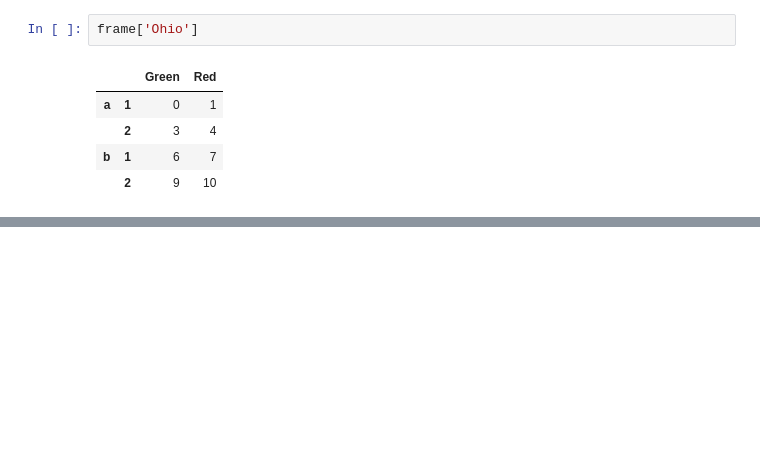
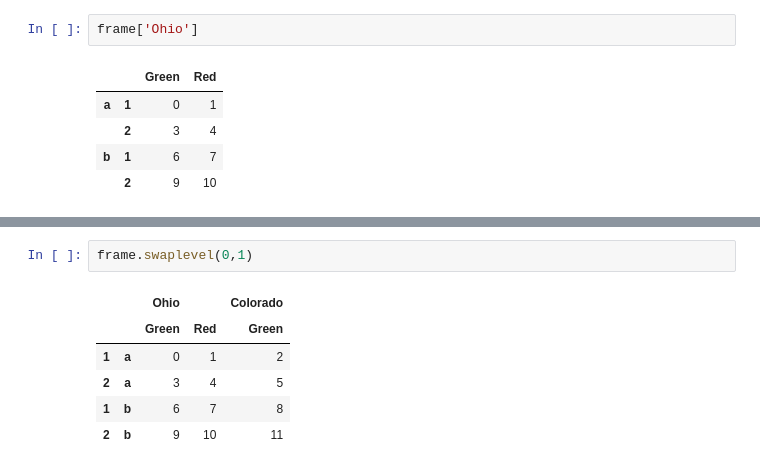
Before and after one commit to Larrygf02/py-pandas, a Jupyter notebook: python-for data Analysis/Handling Missing Data.ipynb, the cells around one changed output, grey strips where cells are left out. Saved outputs shown, nothing was run; the diff lists cells and outputs as text; blank space fills up the shorter version.

```diff
--- a/python-for data Analysis/Handling Missing Data.ipynb
+++ b/python-for data Analysis/Handling Missing Data.ipynb
@@ -222,0 +231,9 @@ frame['Ohio']
+# %%
+frame.swaplevel(0,1)
+# %% [output]
+|  |  | Ohio |  | Colorado |
+|  |  | Green | Red | Green |
+| 1 | a | 0 | 1 | 2 |
+| 2 | a | 3 | 4 | 5 |
+| 1 | b | 6 | 7 | 8 |
+| 2 | b | 9 | 10 | 11 |
```
Also changed, not shown: parts of 2 cells of this notebook.
